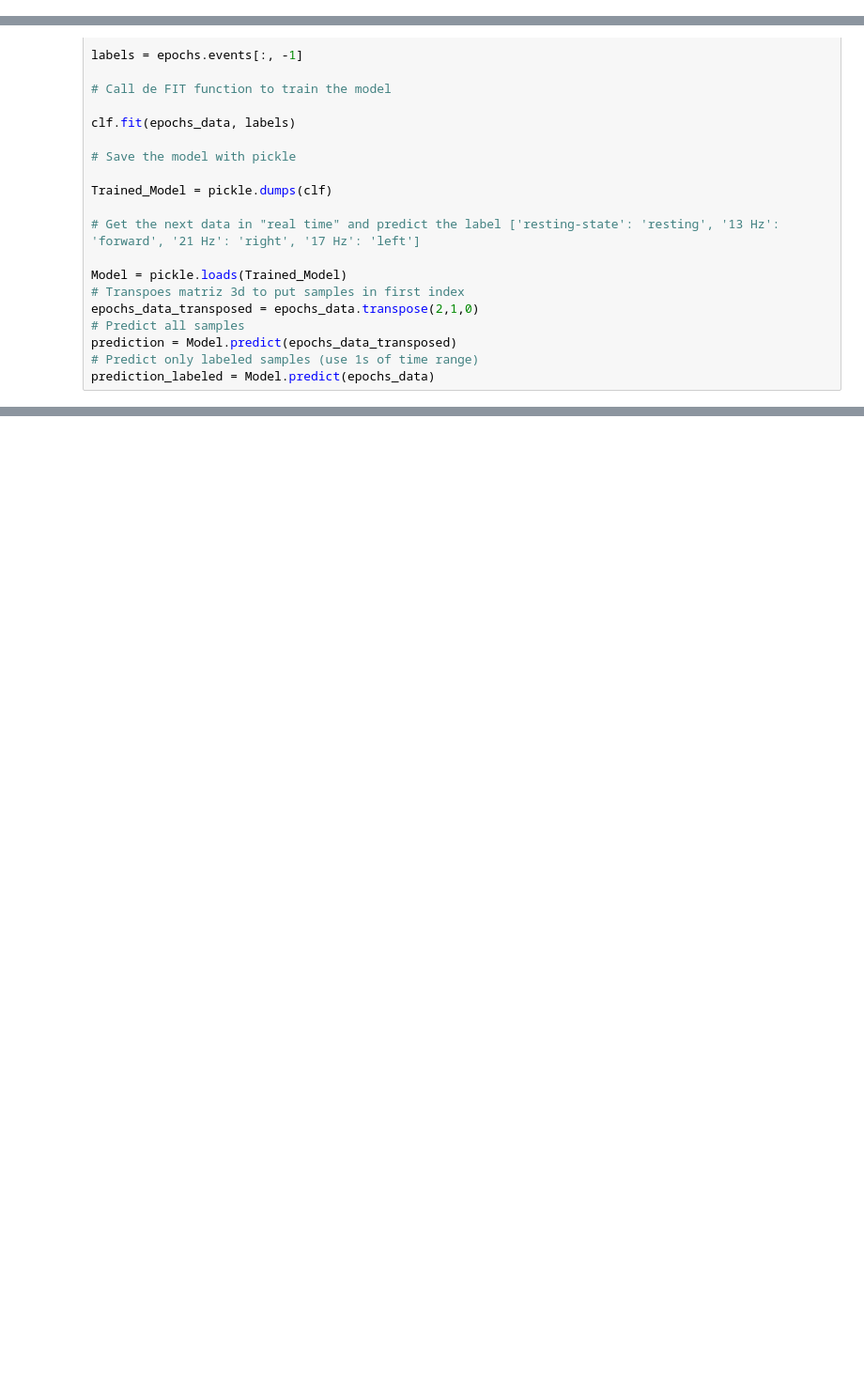
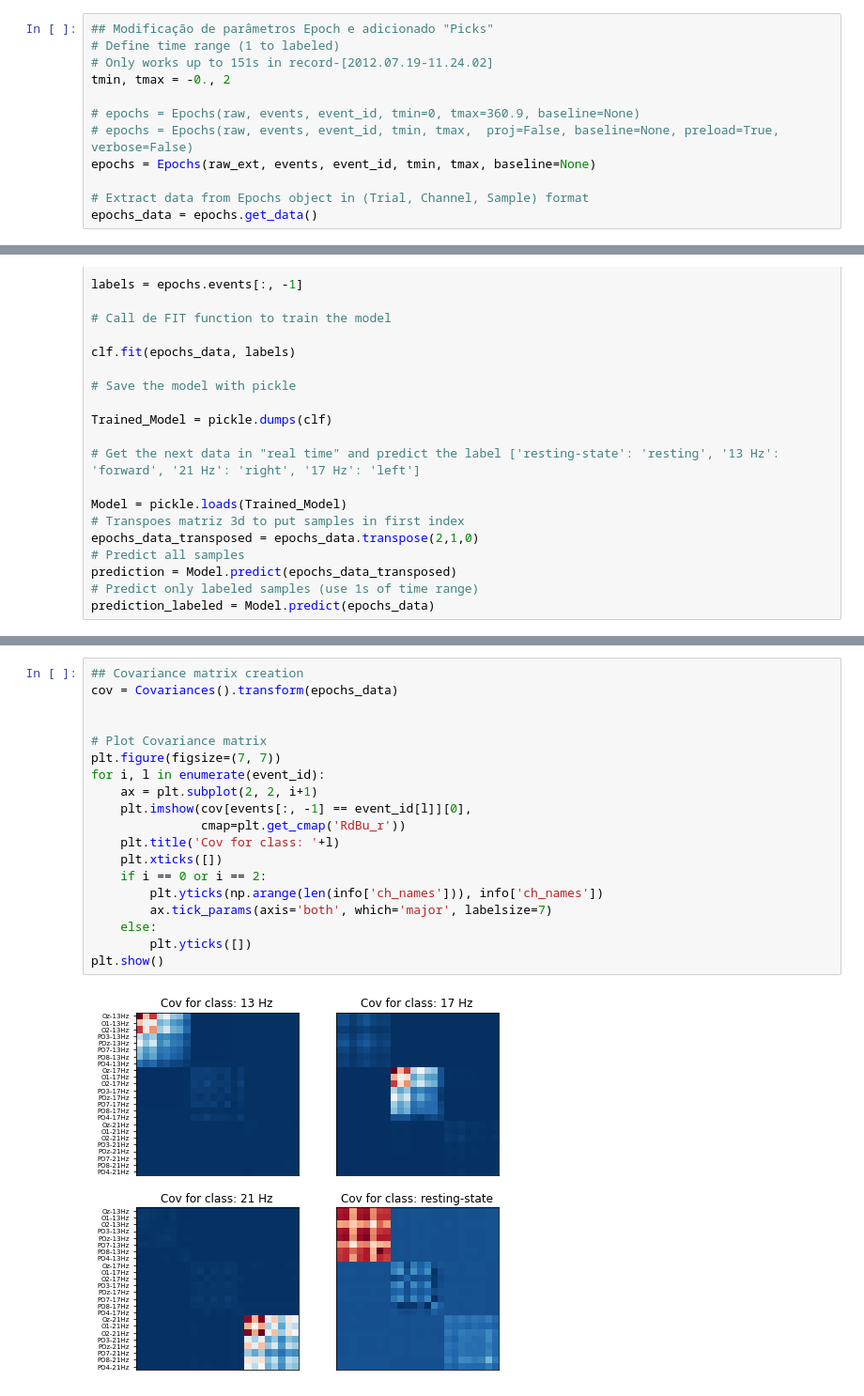
Before and after one commit to lucascust/riemannian-study, a Jupyter notebook: scripts/carlos_notebook.ipynb, the cells around one changed output, grey strips where cells are left out. Shown: that part at 94% size. Saved outputs shown, nothing was run; the diff lists cells and outputs as text; blank space fills up the shorter version.

```diff
--- a/scripts/carlos_notebook.ipynb
+++ b/scripts/carlos_notebook.ipynb
@@ -46,0 +72,12 @@ epochs_data = epochs.get_data()
+# %%
+## Modificação de parâmetros Epoch e adicionado "Picks"
+# Define time range (1 to labeled)
+# Only works up to 151s in record-[2012.07.19-11.24.02]
+tmin, tmax = -0., 2
+
+# epochs = Epochs(raw, events, event_id, tmin=0, tmax=360.9, baseline=None)
+# epochs = Epochs(raw, events, event_id, tmin, tmax,  proj=False, baseline=None, preload=True, verbose=False)
+epochs = Epochs(raw_ext, events, event_id, tmin, tmax, baseline=None)
+
+# Extract data from Epochs object in (Trial, Channel, Sample) format
+epochs_data = epochs.get_data()
@@ -120,4 +153,25 @@ def isPD(B):
         return True
     except la.LinAlgError:
         return False
+# %%
+## Covariance matrix creation
+cov = Covariances().transform(epochs_data)
+
+
+# Plot Covariance matrix
+plt.figure(figsize=(7, 7))
+for i, l in enumerate(event_id):
+    ax = plt.subplot(2, 2, i+1)
+    plt.imshow(cov[events[:, -1] == event_id[l]][0],
+               cmap=plt.get_cmap('RdBu_r'))
+    plt.title('Cov for class: '+l)
+    plt.xticks([])
+    if i == 0 or i == 2:
+        plt.yticks(np.arange(len(info['ch_names'])), info['ch_names'])
+        ax.tick_params(axis='both', which='major', labelsize=7)
+    else:
+        plt.yticks([])
+plt.show()
+# %% [output]
+[figure, added]
 # %%
```
Also changed, not shown: parts of 6 cells of this notebook, 2 other files.
